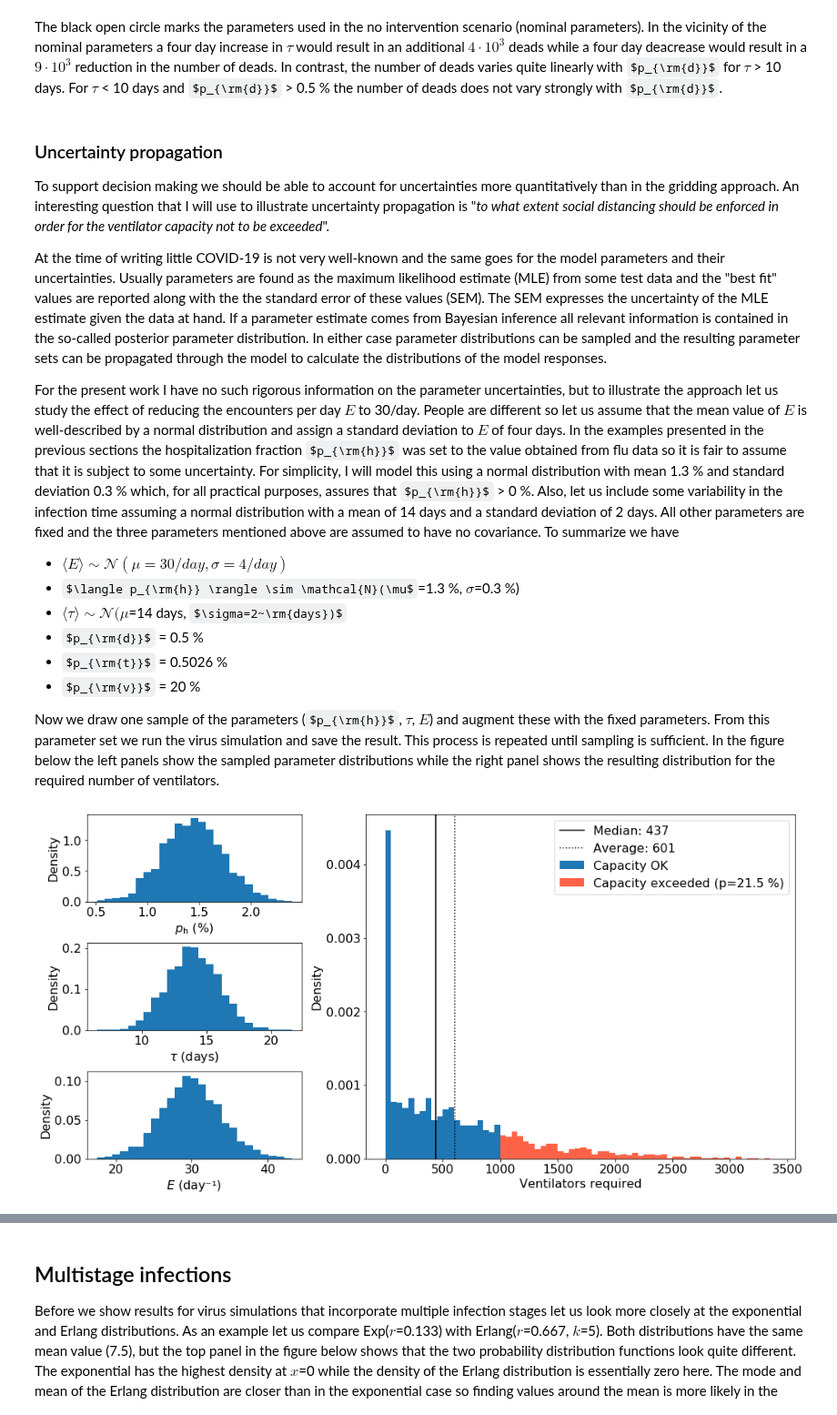
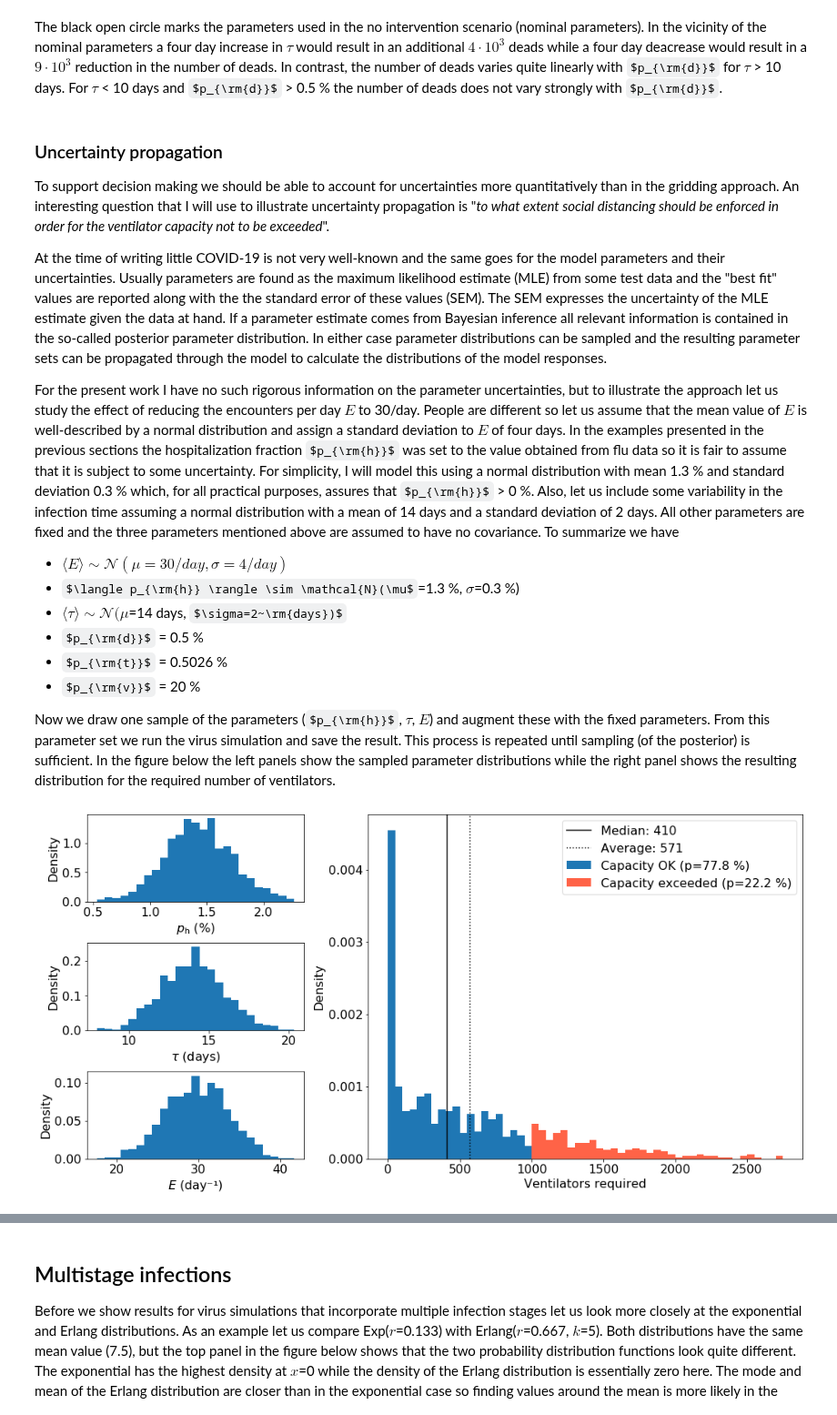
Before and after one commit to mrsonne/virus, a Jupyter notebook: virus.ipynb, the cells around one changed output, grey strips where cells are left out. Shown at 91% size. Cells and saved outputs as stored; diff of their text form; code cells hidden in the pictures; some formulas as TeX source.

```diff
--- a/virus.ipynb
+++ b/virus.ipynb
@@ -357,7 +357,7 @@ For the present work I have no such rigorous information on the parameter uncert
 * $p_{\rm{t}}$ = 0.5026 %
 * $p_{\rm{v}}$ = 20 %
 
-Now we draw one sample of the parameters ($p_{\rm{h}}$, $\tau$, $E$) and augment these with the fixed parameters. From this parameter set we run the virus simulation and save the result. This process is repeated until sampling is sufficient. In the figure below the left panels show the sampled parameter distributions while the right panel shows the resulting distribution for the required number of ventilators.
+Now we draw one sample of the parameters ($p_{\rm{h}}$, $\tau$, $E$) and augment these with the fixed parameters. From this parameter set we run the virus simulation and save the result. This process is repeated until sampling (of the posterior) is sufficient. In the figure below the left panels show the sampled parameter distributions while the right panel shows the resulting distribution for the required number of ventilators.
 # %%
 import numpy as np
 from src import render
@@ -367,39 +367,39 @@ np.random.seed(0)
 
 # Leave out mean value "mean" to use nominal as mean
 par1 = dict(axlabel=r'$p_{\rm{h}}$ (%)',
             name='p_h',
             std=0.003,
             transform=run.frc_to_pct
             )
 
 par2 = dict(axlabel=r'$\tau$ (days)',
             name='tau',
             std=2.,
             )
 
 par3 = dict(axlabel='$E$ (day\u207B\u00B9)',
             name='Es',
             std=4.,
             extractfun=run.get_first,
             castfun=np.atleast_1d,
             )
 
 pars = par1, par2, par3
 
 
 response = dict(name='ventilators_required',
                 transform=run.get_max,
                 title="Ventilators required",
                )
 
 encounters_per_day = 30
-times, values = run.ua('covid19', 'denmark',
-                       encounters_per_day,
-                       pars, response,
-                       nsamples=2500,
-                       tspan=[0, 300])
+times, vals, vals_nom = run.ua('covid19', 'denmark',
+                               encounters_per_day,
+                               pars, response,
+                               nsamples=1000,
+                               tspan=[0, 300])
 # %% [output]
-[figure, old version]
+[figure, new version]
 # %% [markdown]
 As we saw in a previous section (*flattened scenario*), ~490 ventilators are required when simulating using the nominal parameters ($p_{\rm{h}}$, $\tau$, $E$) = (1.3 %, 14 days, 30/day). However, as expected, many scenarios result in a higher number of required ventilators. The red bars in the histogram (right panel) illustrate scenarios where the ventilator capacity is exceeded. This occurs in 22 % of the sampled scenarios. Whether 22 % is a "high", "low" number is a political question, but if it is considered is too high the mean $E$ must be reduced below 30/day. The spike at zero ventilators required comes from parameter combination where $r_{\rm{I+}} / r_{\rm{I-}}$ drops below unity and therefore these scenarios are damped with no epidemic. Note that the assumption $p_{\rm{h}} \sim \mathcal{N}(\mu$=1.3 %, $\sigma$=0.3 %) results in ~50 % of the samples having $p_{\rm{h}}$ < 1.3 %. If experts advice that this is not realistic another distribution should be used.
 
```
Also changed, not shown: parts of 11 cells of this notebook.
